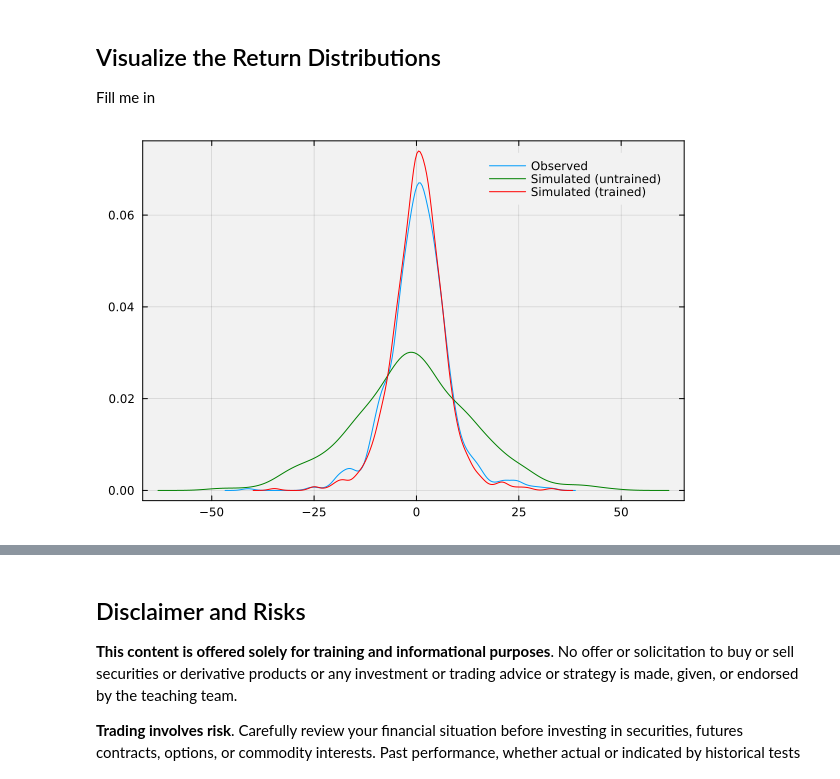
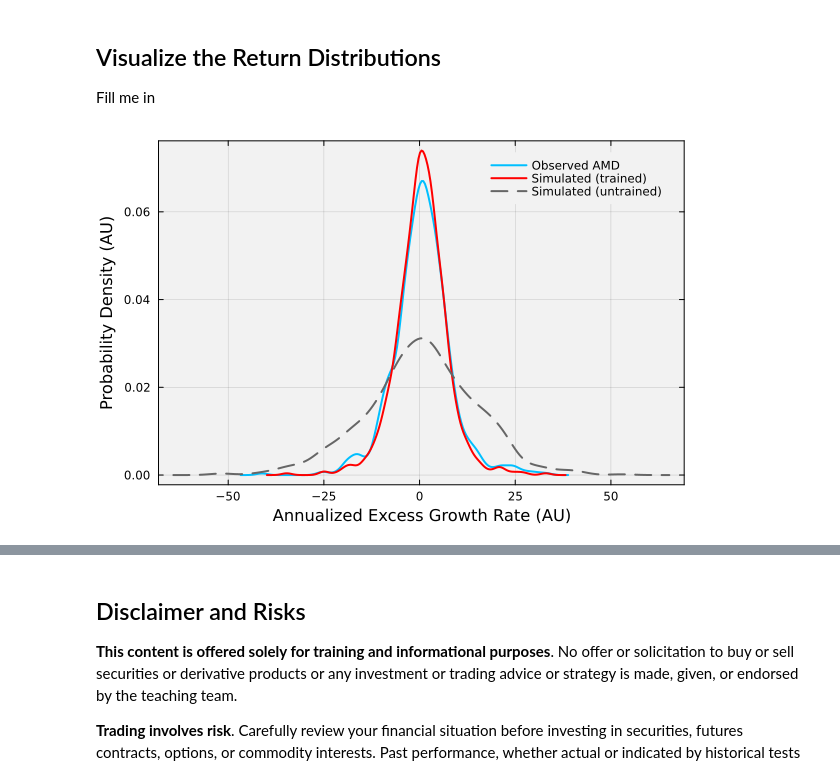
Before and after one commit to varnerlab/CHEME-130-eCornell-Repository, a Jupyter notebook: courses/CHEME-132/module-2/CHEME-132-Module-2-Advanced-Hippo-SSM.ipynb, the cells around one changed output, grey strips where cells are left out. Drawn from its saved outputs; the diff is of its cells as text; code cells hidden in the pictures.

```diff
--- a/courses/CHEME-132/module-2/CHEME-132-Module-2-Advanced-Hippo-SSM.ipynb
+++ b/courses/CHEME-132/module-2/CHEME-132-Module-2-Advanced-Hippo-SSM.ipynb
@@ -141,9 +141,11 @@ end
 ## Visualize the Return Distributions
 Fill me in
 # %%
-density(signal, label="Observed", bg="gray95", background_color_outside="white",
-        framestyle = :box, fg_legend = :transparent)
-density!(Y1, normalize=true, c=:green, label="Simulated (untrained)")
-density!(Y2, normalize=true, c=:red, label="Simulated (trained)")
+density(signal, label="Observed $(ticker_of_interest)", bg="gray95", background_color_outside="white",
+        framestyle = :box, fg_legend = :transparent, lw=2, c=:deepskyblue)
+density!(Y2, normalize=true, c=:red, label="Simulated (trained)", lw=2)
+density!(Y1, normalize=true, c=:gray40, label="Simulated (untrained)", lw=2, ls=:dash)
+xlabel!("Annualized Excess Growth Rate (AU)", fontsize=18)
+ylabel!("Probability Density (AU)", fontsize=18)
 # %% [output]
-[figure, old version]
+[figure, new version]
```
Also changed, not shown: parts of 12 cells of this notebook, 1 other file.
